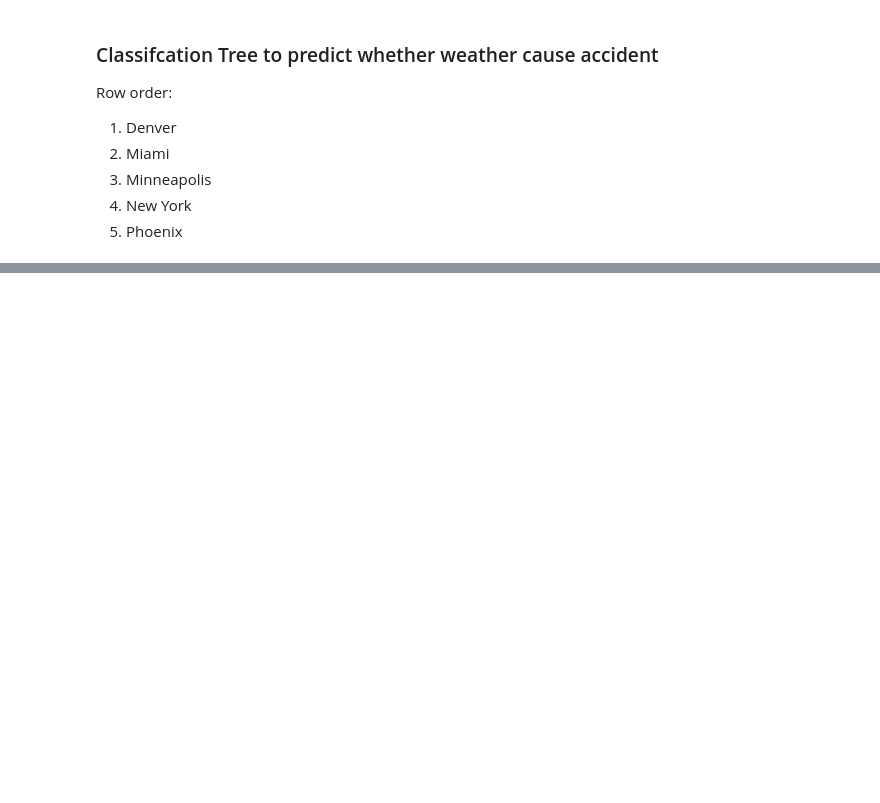
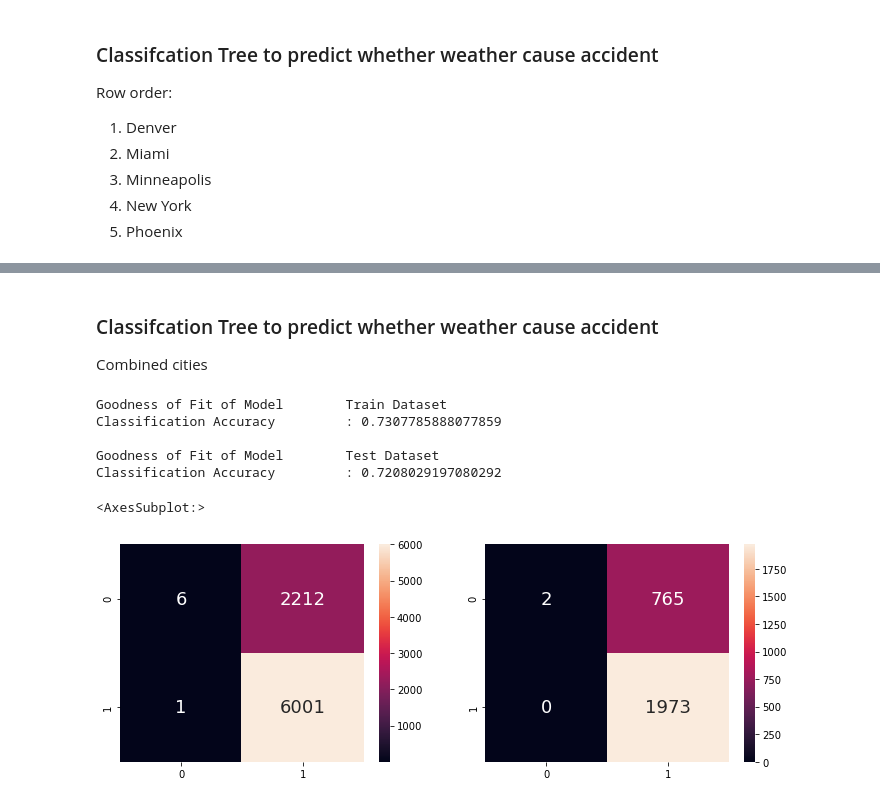
Before and after one commit to JarrelT/SC1015-Project-Ay2021, a Jupyter notebook: SC1015_Project.ipynb, the cells around one changed output, grey strips where cells are left out. Cells and saved outputs as stored; diff of their text form; code cells hidden in the pictures; blank space fills up the shorter version.

```diff
--- a/SC1015_Project.ipynb
+++ b/SC1015_Project.ipynb
@@ -327,0 +355,39 @@ cities[0]['P_Value(in)']
+# %% [markdown]
+<h3>Classifcation Tree to predict whether weather cause accident</h3>
+
+Combined cities
+# %%
+# join plot between P_Value(in) and Accident(T/F) for all cities
+data2 = pd.concat([cities[0], cities[1], cities[2], cities[3], cities[4]],axis=0, ignore_index=True)
+# %%
+# Import essential models and functions from sklearn
+from sklearn.tree import DecisionTreeClassifier
+from sklearn.model_selection import train_test_split
+from sklearn.metrics import confusion_matrix
+
+
+# Recall the Legendary-Total Dataset
+accident = pd.DataFrame(data2['Accident'])  # Response
+p_val = pd.DataFrame(data2['P_Value(in)'])  # Predictor
+X_train, X_test, y_train, y_test = train_test_split(p_val, accident, test_size = 0.25) # Split the Legendary-Total Dataset into Train and Test
+dectree = DecisionTreeClassifier(max_depth = 4)  # create the decision tree object
+dectree.fit(X_train, y_train)  # train the decision tree model
+y_train_pred = dectree.predict(X_train) # Predict Legendary values corresponding to Total
+y_test_pred = dectree.predict(X_test)
+print("Goodness of Fit of Model \tTrain Dataset") # Check the Goodness of Fit (on Train Data)
+print("Classification Accuracy \t:", dectree.score(X_train, y_train))
+print()
+print("Goodness of Fit of Model \tTest Dataset") # Check the Goodness of Fit (on Test Data)
+print("Classification Accuracy \t:", dectree.score(X_test, y_test))
+print()
+f, axes = plt.subplots(1, 2, figsize=(12, 4)) # Plot the Confusion Matrix for Train and Test
+sb.heatmap(confusion_matrix(y_train, y_train_pred), annot = True, fmt=".0f", annot_kws={"size": 18}, ax = axes[0])
+sb.heatmap(confusion_matrix(y_test, y_test_pred), annot = True, fmt=".0f", annot_kws={"size": 18}, ax = axes[1])
+# %% [output]
+Goodness of Fit of Model        Train Dataset
+Classification Accuracy         : 0.7307785888077859
+
+Goodness of Fit of Model        Test Dataset
+Classification Accuracy         : 0.7208029197080292
+<AxesSubplot:>
+[figure, added]
```
Also changed, not shown: parts of 14 cells of this notebook.
